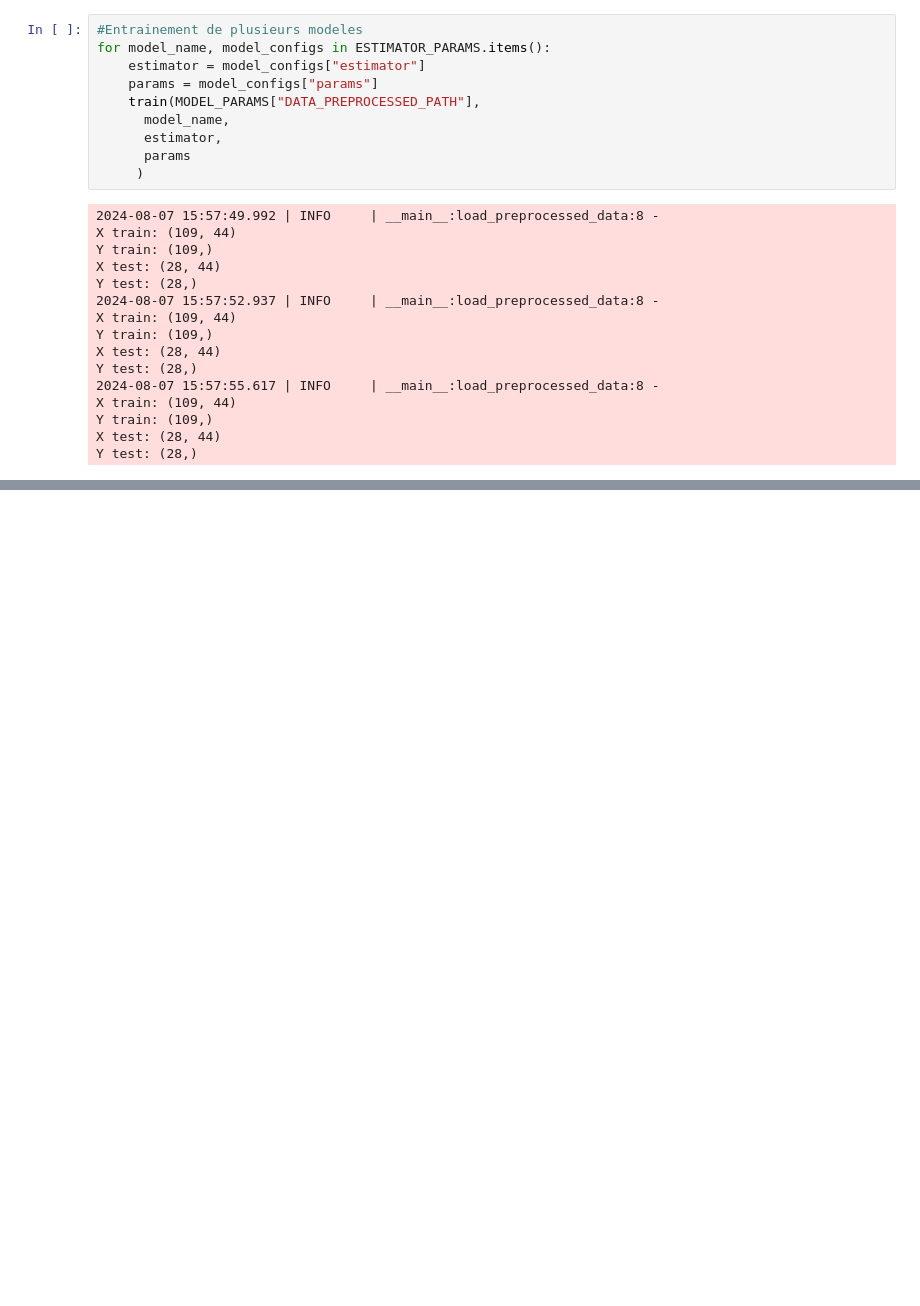
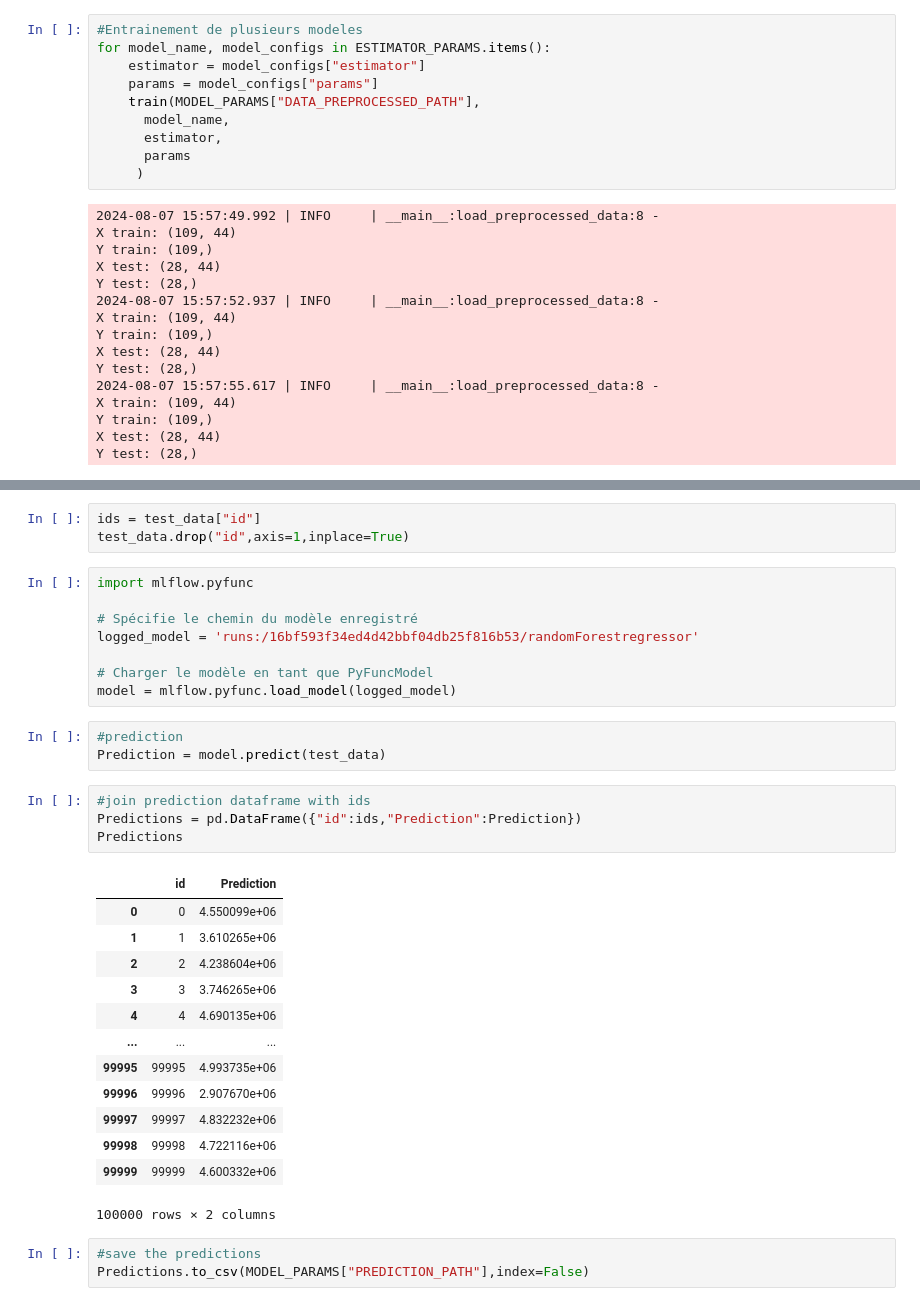
Before and after one commit to FallouMbengue/revenue_prediction, a Jupyter notebook: notebooks/Modeling.ipynb, the cells around one changed output, grey strips where cells are left out. Cells and saved outputs as stored; diff of their text form; blank space fills up the shorter version.

```diff
--- a/notebooks/Modeling.ipynb
+++ b/notebooks/Modeling.ipynb
@@ -288,0 +335,35 @@ Y test: (28,)
+# %%
+ids = test_data["id"]
+test_data.drop("id",axis=1,inplace=True)
+# %%
+import mlflow.pyfunc
+
+# Spécifie le chemin du modèle enregistré
+logged_model = 'runs:/16bf593f34ed4d42bbf04db25f816b53/randomForestregressor'
+
+# Charger le modèle en tant que PyFuncModel
+model = mlflow.pyfunc.load_model(logged_model)
+# %%
+#prediction
+Prediction = model.predict(test_data)
+# %%
+#join prediction dataframe with ids
+Predictions = pd.DataFrame({"id":ids,"Prediction":Prediction})
+Predictions
+# %% [output]
+|  | id | Prediction |
+| 0 | 0 | 4.550099e+06 |
+| 1 | 1 | 3.610265e+06 |
+| 2 | 2 | 4.238604e+06 |
+| 3 | 3 | 3.746265e+06 |
+| 4 | 4 | 4.690135e+06 |
+| ... | ... | ... |
+| 99995 | 99995 | 4.993735e+06 |
+| 99996 | 99996 | 2.907670e+06 |
+| 99997 | 99997 | 4.832232e+06 |
+| 99998 | 99998 | 4.722116e+06 |
+| 99999 | 99999 | 4.600332e+06 |
+100000 rows × 2 columns
+# %%
+#save the predictions
+Predictions.to_csv(MODEL_PARAMS["PREDICTION_PATH"],index=False)
```
Also changed, not shown: parts of 5 cells of this notebook, 2 other files.
